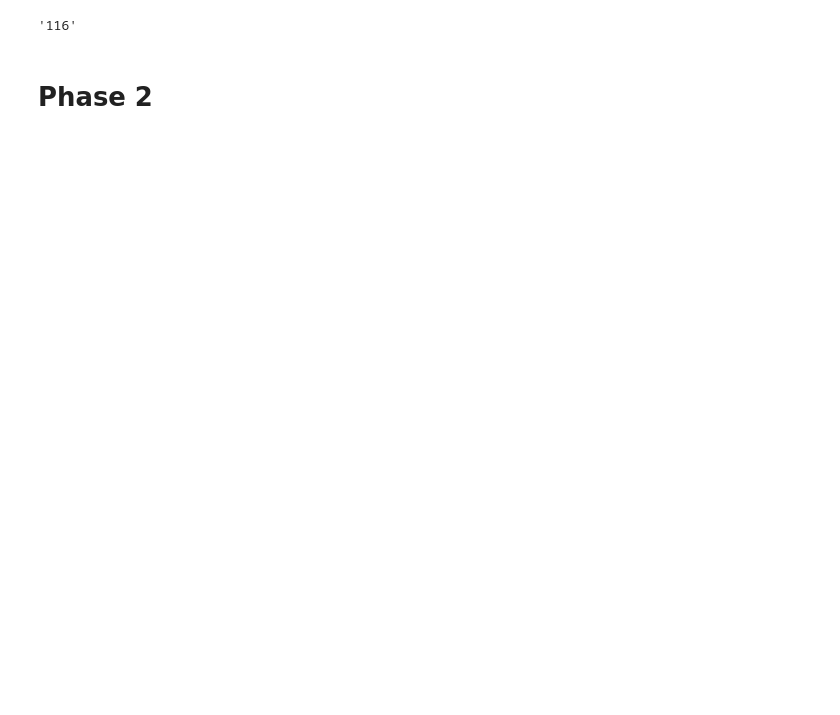
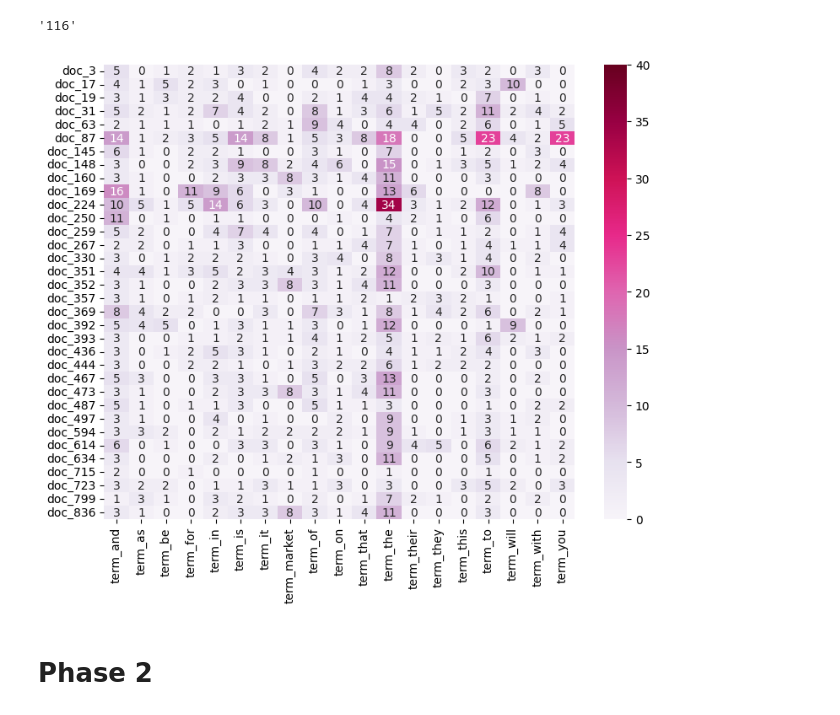
Before and after one commit to hongming1004/DM2025-Lab1-Exercise, a Jupyter notebook: DM2025-Lab1-Homework.ipynb, the cells around one changed output. Saved outputs shown, nothing was run; the diff lists cells and outputs as text; code cells hidden in the pictures; blank space fills up the shorter version.

```diff
--- a/DM2025-Lab1-Homework.ipynb
+++ b/DM2025-Lab1-Homework.ipynb
@@ -229,6 +229,38 @@ np.int64(18)
 count_vect.get_feature_names_out()[np.where(X_counts[3, 0:100].toarray()>0)[1][0]]
 # %% [output]
 '116'
+# %%
+#exercise 11
+import numpy as np
+import matplotlib.pyplot as plt
+import seaborn as sns
+
+doc_lengths = np.array(X_counts.sum(axis=1)).ravel()
+min_len = 100
+mask_docs = doc_lengths >= min_len
+plot_z = X_counts[mask_docs, :]
+
+term_freqs = np.array(plot_z.sum(axis=0)).ravel()
+min_freq = 30
+mask_terms = term_freqs >= min_freq
+plot_z = plot_z[:, mask_terms].toarray()
+
+
+
+
+# 過濾詞彙
+terms = np.array(count_vect.get_feature_names_out())
+terms = terms[mask_terms]  # 更新後的詞彙表
+plot_x = ["term_"+str(i) for i in terms]
+plot_y = ["doc_" + str(i) for i, keep in zip(X.index, mask_docs) if keep]
+len(X.index) == len(mask_docs)
+df_todraw = pd.DataFrame(plot_z, columns = plot_x, index = plot_y)
+plt.subplots(figsize=(9, 7))
+ax = sns.heatmap(df_todraw,
+               cmap="PuRd",
+               vmin=0, vmax=40, annot=True, fmt="d")
+# %% [output]
+[figure, added]
 # %% [markdown]
 # Phase 2
 # %%
```
Also changed, not shown: parts of 4 cells of this notebook, 1 other file.
